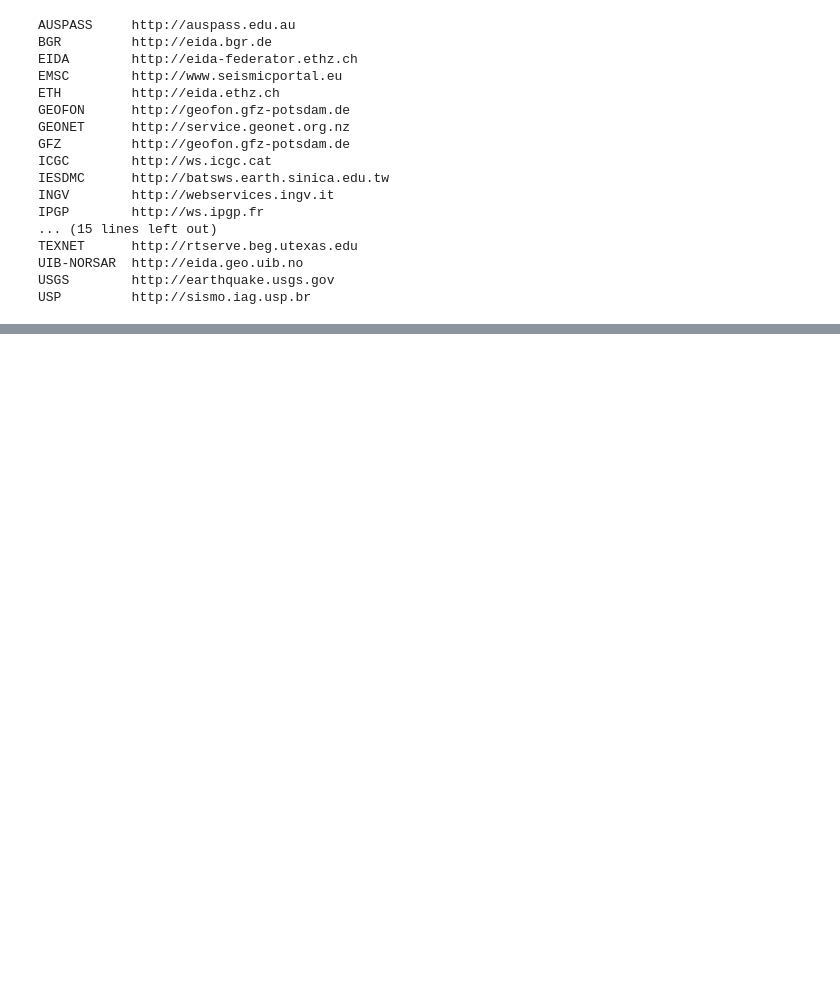
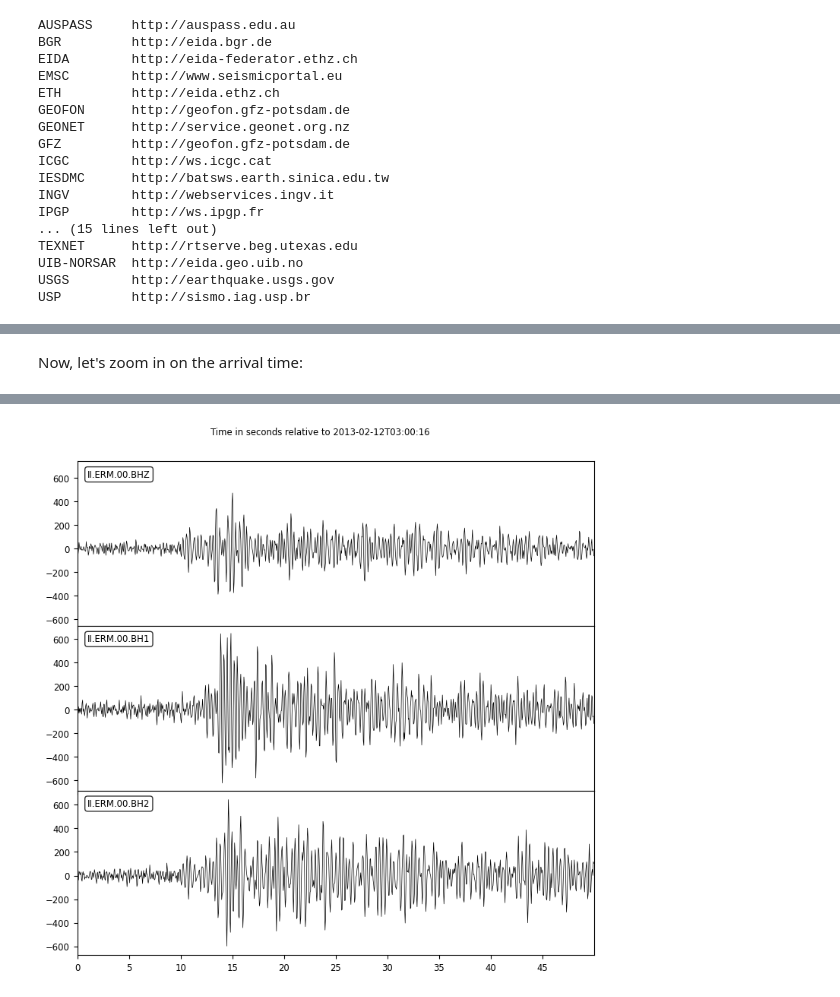
Before and after one commit to RJbalikian/GEOL451, a Jupyter notebook: Seismic/GEOL451_SeismicHVSR.ipynb, the cells around one changed output, grey strips where cells are left out. Drawn from its saved outputs; the diff is of its cells as text; code cells hidden in the pictures; blank space fills up the shorter version.

```diff
--- a/Seismic/GEOL451_SeismicHVSR.ipynb
+++ b/Seismic/GEOL451_SeismicHVSR.ipynb
@@ -503,0 +563,29 @@ This data is included as part of your exercise and in the "SeismicSampleData" su
+# %% [markdown]
+Now, let's zoom in on the arrival time:
+# %%
+# Let's specify parameters for
+net='II'
+sta= "ERM"
+loc='00'
+cha='BH*'
+
+irisDataJapan = irisClient.get_waveforms(network=net,
+                                        station=sta,
+                                        location=loc,
+                                        channel=cha,
+                                        starttime=eventTime+140,
+                                        endtime=eventTime+195)
+
+print(irisDataJapan)
+irisDataJapan_EDIT = irisDataJapan.copy()
+irisDataJapan_EDIT.filter("bandpass", freqmin=2.5, freqmax=9.9)
+
+# Code for plotting
+plottedData = irisDataJapan_EDIT.plot(type='relative', starttime=eventTime+145, linewidth=0.5, show=False)
+ax = plottedData.get_axes()[2]
+import matplotlib.pyplot as plt
+plt.sca(ax)
+import numpy as np
+ax.set_xticks(np.arange(0, 50, 5))
+plt.show()
+# %% [output]
@@ -503,0 +596 @@ This data is included as part of your exercise and in the "SeismicSampleData" su
+[figure, added]
```
Also changed, not shown: parts of 52 cells of this notebook.
